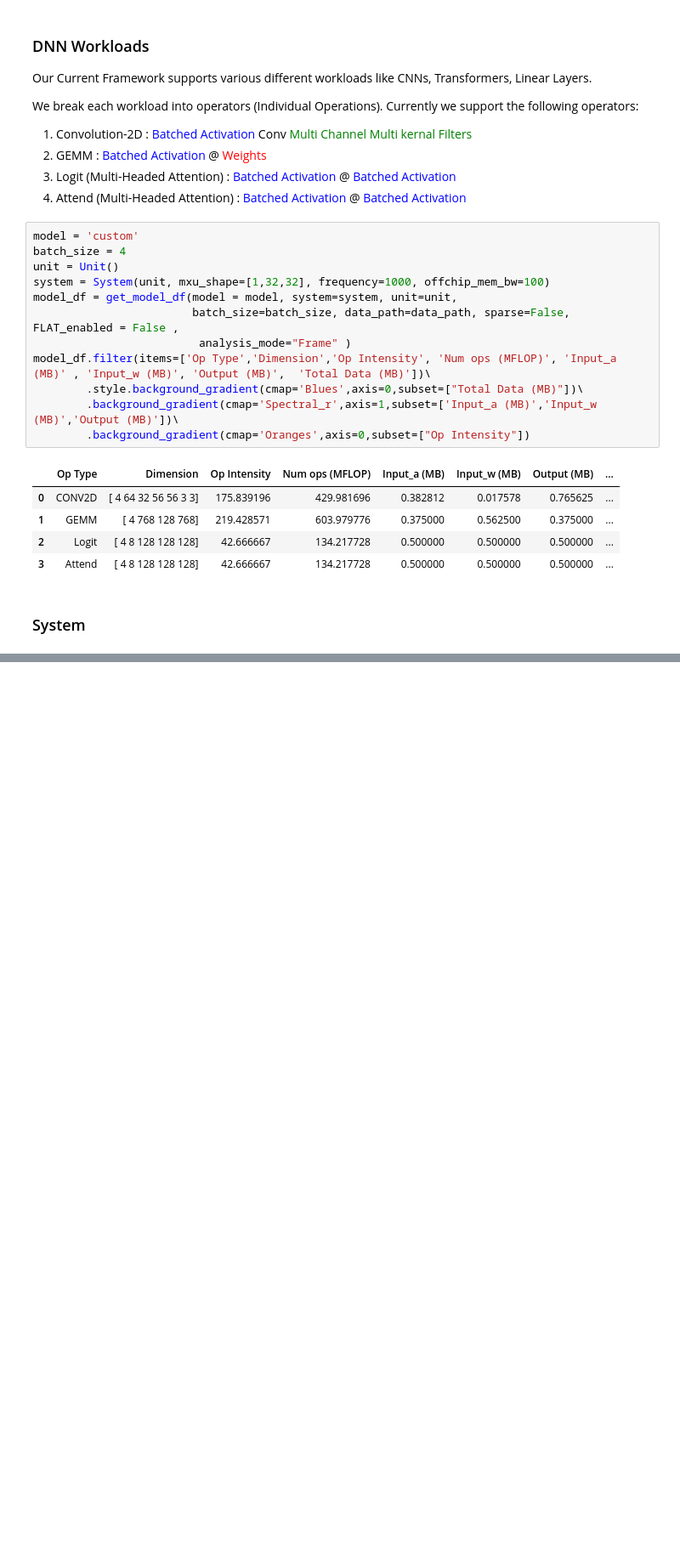
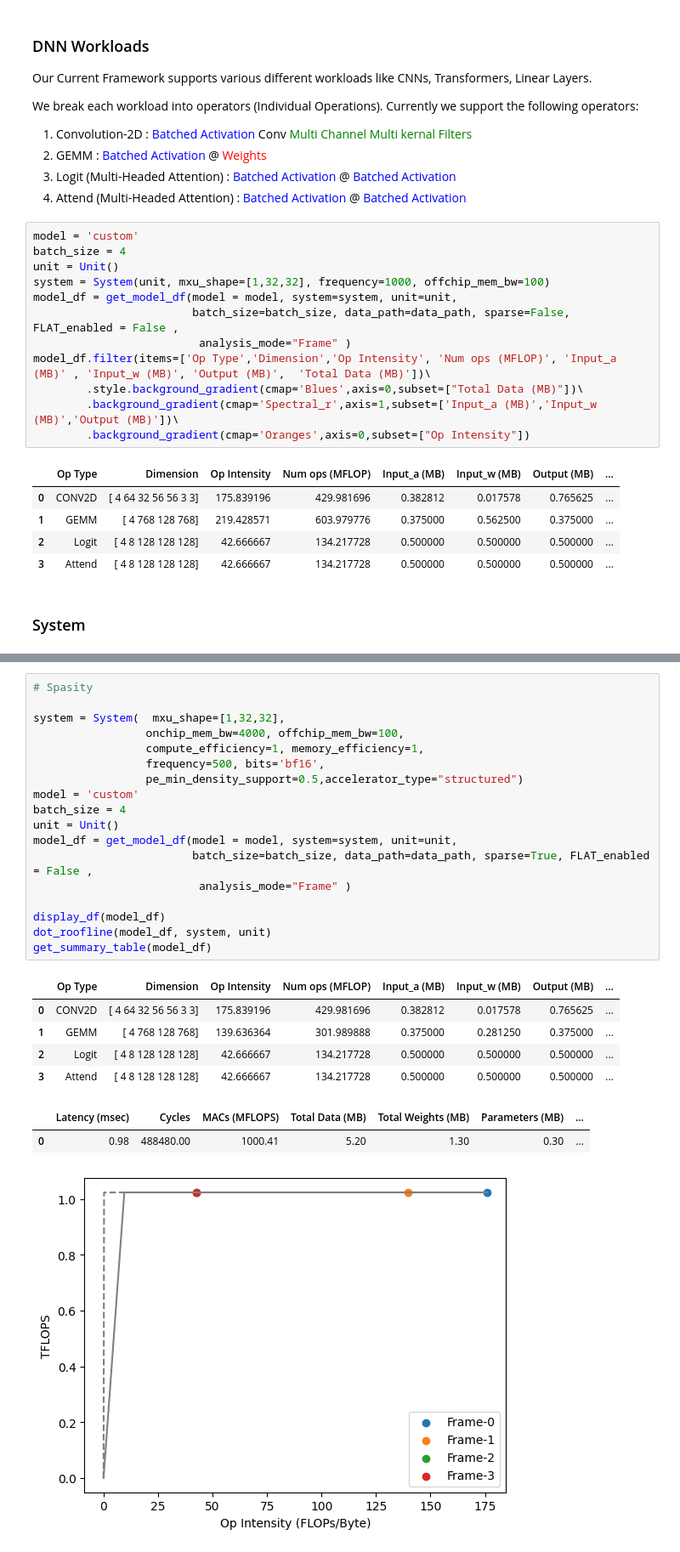
Before and after one commit to maestro-project/frame, a Jupyter notebook: notebook/dnn_accel_notebook_run_on_local.ipynb, the cells around one changed output, grey strips where cells are left out. Shown at 85% size. Saved outputs shown, nothing was run; the diff lists cells and outputs as text; blank space fills up the shorter version.

```diff
--- a/notebook/dnn_accel_notebook_run_on_local.ipynb
+++ b/notebook/dnn_accel_notebook_run_on_local.ipynb
@@ -71,0 +134,27 @@ System represents an high-level overview of the compute hardware.
+# %%
+# Spasity
+
+system = System(  mxu_shape=[1,32,32],
+                 onchip_mem_bw=4000, offchip_mem_bw=100,
+                 compute_efficiency=1, memory_efficiency=1,
+                 frequency=500, bits='bf16',
+                 pe_min_density_support=0.5,accelerator_type="structured")
+model = 'custom'
+batch_size = 4
+unit = Unit()
+model_df = get_model_df(model = model, system=system, unit=unit,
+                        batch_size=batch_size, data_path=data_path, sparse=True, FLAT_enabled = False ,
+                         analysis_mode="Frame" )
+
+display_df(model_df)
+dot_roofline(model_df, system, unit)
+get_summary_table(model_df)
+# %% [output]
+|  | Op Type | Dimension | Op Intensity | Num ops (MFLOP) | Input_a (MB) | Input_w (MB) | Output (MB) | ... |
+| 0 | CONV2D | [ 4 64 32 56 56 3 3] | 175.839196 | 429.981696 | 0.382812 | 0.017578 | 0.765625 | ... |
+| 1 | GEMM | [ 4 768 128 768] | 139.636364 | 301.989888 | 0.375000 | 0.281250 | 0.375000 | ... |
+| 2 | Logit | [ 4 8 128 128 128] | 42.666667 | 134.217728 | 0.500000 | 0.500000 | 0.500000 | ... |
+| 3 | Attend | [ 4 8 128 128 128] | 42.666667 | 134.217728 | 0.500000 | 0.500000 | 0.500000 | ... |
+|  | Latency (msec) | Cycles | MACs (MFLOPS) | Total Data (MB) | Total Weights (MB) | Parameters (MB) | ... |
+| 0 | 0.98 | 488480.00 | 1000.41 | 5.20 | 1.30 | 0.30 | ... |
+[figure, added]
```
Also changed, not shown: parts of 12 cells of this notebook, 10 other files.
